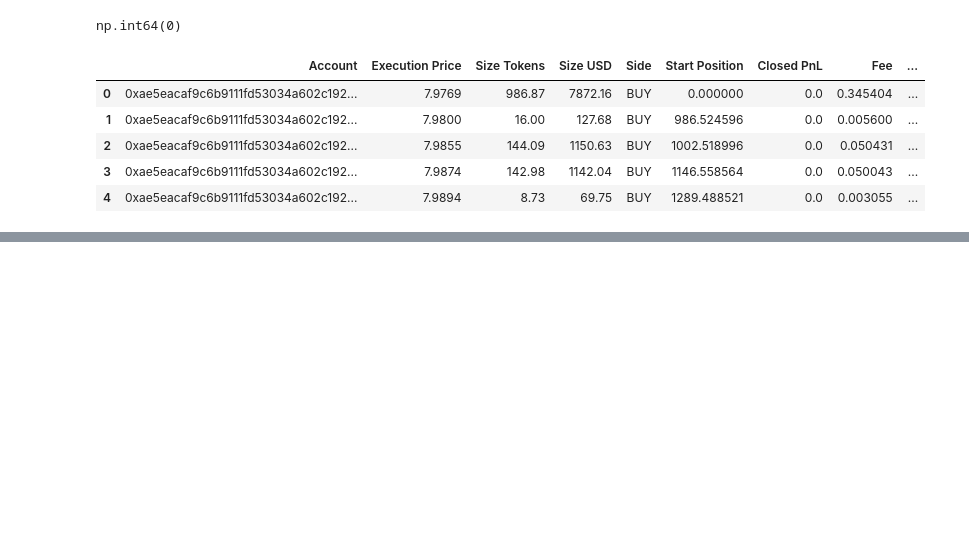
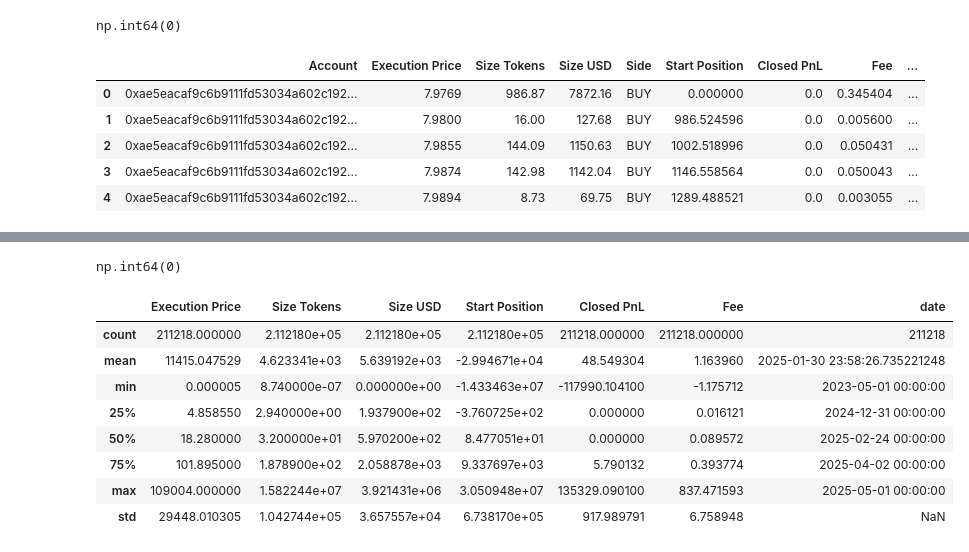
Before and after one commit to YukiP7/ds_yukti_garg, a Jupyter notebook: notebook_1.ipynb, the cells around one changed output, grey strips where cells are left out. Saved outputs shown, nothing was run; the diff lists cells and outputs as text; code cells hidden in the pictures; blank space fills up the shorter version.

```diff
--- a/notebook_1.ipynb
+++ b/notebook_1.ipynb
@@ -180,0 +213,3 @@ merged_data.head()
+# %%
+merged_data['classification'] = merged_data['classification'].replace(['Extreme Greed' , 'Extreme Fear'] , ['Greed' , 'Fear'])
+merged_data['classification'].value_counts()
@@ -184,2 +261,17 @@ merged_data.to_csv('csv_files/merged_data.csv' , index=False)
+# %%
+merged_data['date'].isna().sum()
+# %% [output]
+np.int64(0)
 # %%
 # Perform EDA and Data visualization
+merged_data.describe()
+# %% [output]
+|  | Execution Price | Size Tokens | Size USD | Start Position | Closed PnL | Fee | date |
+| count | 211218.000000 | 2.112180e+05 | 2.112180e+05 | 2.112180e+05 | 211218.000000 | 211218.000000 | 211218 |
+| mean | 11415.047529 | 4.623341e+03 | 5.639192e+03 | -2.994671e+04 | 48.549304 | 1.163960 | 2025-01-30 23:58:26.735221248 |
+| min | 0.000005 | 8.740000e-07 | 0.000000e+00 | -1.433463e+07 | -117990.104100 | -1.175712 | 2023-05-01 00:00:00 |
+| 25% | 4.858550 | 2.940000e+00 | 1.937900e+02 | -3.760725e+02 | 0.000000 | 0.016121 | 2024-12-31 00:00:00 |
+| 50% | 18.280000 | 3.200000e+01 | 5.970200e+02 | 8.477051e+01 | 0.000000 | 0.089572 | 2025-02-24 00:00:00 |
+| 75% | 101.895000 | 1.878900e+02 | 2.058878e+03 | 9.337697e+03 | 5.790132 | 0.393774 | 2025-04-02 00:00:00 |
+| max | 109004.000000 | 1.582244e+07 | 3.921431e+06 | 3.050948e+07 | 135329.090100 | 837.471593 | 2025-05-01 00:00:00 |
+| std | 29448.010305 | 1.042744e+05 | 3.657557e+04 | 6.738170e+05 | 917.989791 | 6.758948 | NaN |
```
Also changed, not shown: parts of 26 cells of this notebook, 13 other files.
